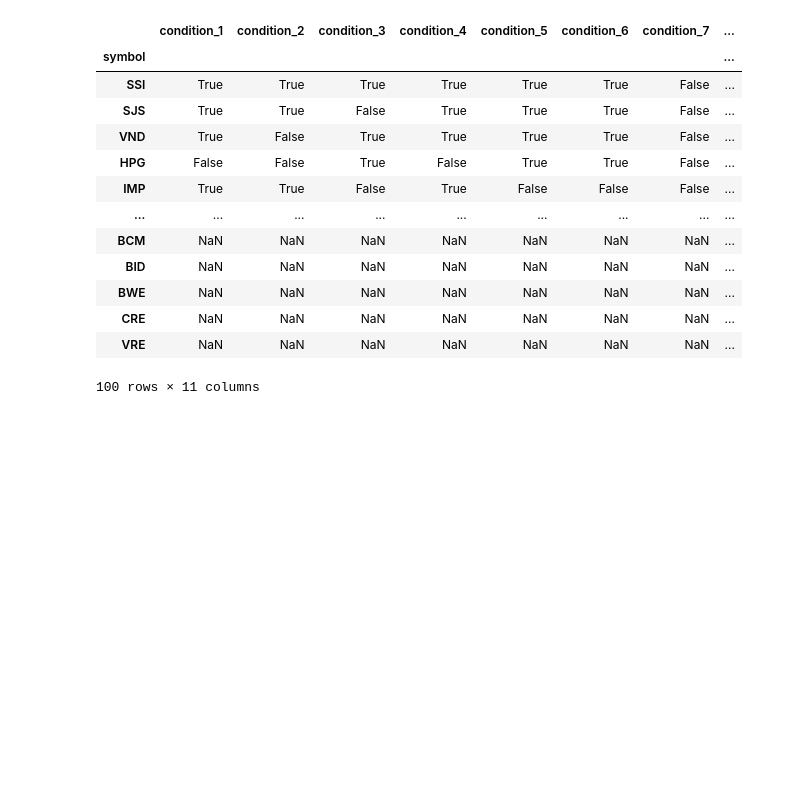
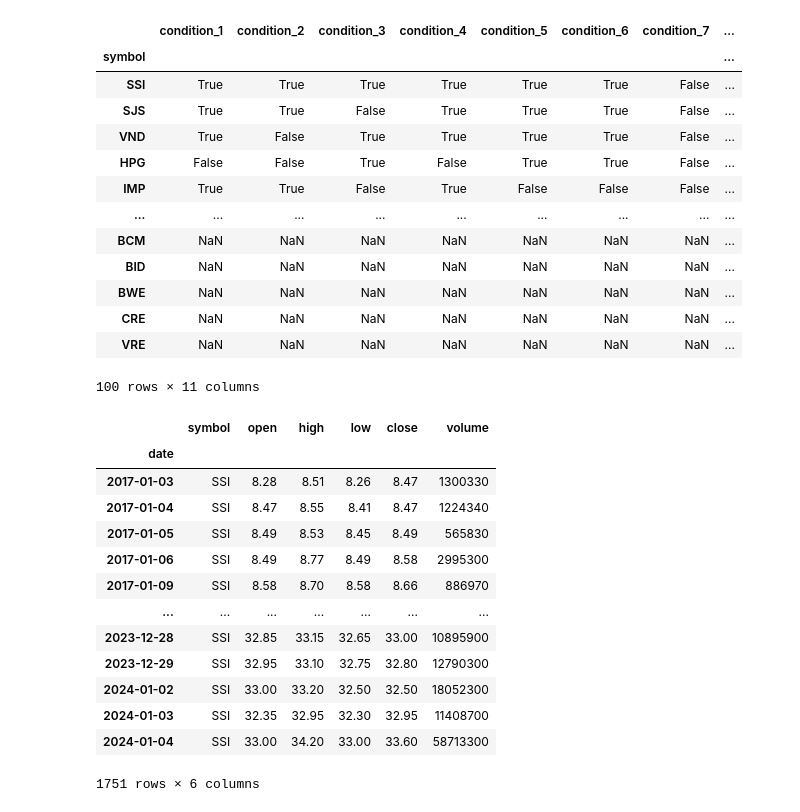
Before and after one commit to tranthanhbinh1/stock-recommendation-system, a Jupyter notebook: recommend_test.ipynb, the cells around one changed output. Drawn from its saved outputs; the diff is of its cells as text; code cells hidden in the pictures; blank space fills up the shorter version.

```diff
--- a/recommend_test.ipynb
+++ b/recommend_test.ipynb
@@ -650,0 +655,21 @@ recommended_stock
+# %%
+from utils.timescale_connector import TimescaleConnector
+
+# Get the stock prices for technical analysis
+df_technical = TimescaleConnector.query_ohlcv_daily("SSI")
+df_technical
+# %% [output]
+|  | symbol | open | high | low | close | volume |
+| date |  |  |  |  |  |  |
+| 2017-01-03 | SSI | 8.28 | 8.51 | 8.26 | 8.47 | 1300330 |
+| 2017-01-04 | SSI | 8.47 | 8.55 | 8.41 | 8.47 | 1224340 |
+| 2017-01-05 | SSI | 8.49 | 8.53 | 8.45 | 8.49 | 565830 |
+| 2017-01-06 | SSI | 8.49 | 8.77 | 8.49 | 8.58 | 2995300 |
+| 2017-01-09 | SSI | 8.58 | 8.70 | 8.58 | 8.66 | 886970 |
+| ... | ... | ... | ... | ... | ... | ... |
+| 2023-12-28 | SSI | 32.85 | 33.15 | 32.65 | 33.00 | 10895900 |
+| 2023-12-29 | SSI | 32.95 | 33.10 | 32.75 | 32.80 | 12790300 |
+| 2024-01-02 | SSI | 33.00 | 33.20 | 32.50 | 32.50 | 18052300 |
+| 2024-01-03 | SSI | 32.35 | 32.95 | 32.30 | 32.95 | 11408700 |
+| 2024-01-04 | SSI | 33.00 | 34.20 | 33.00 | 33.60 | 58713300 |
+1751 rows × 6 columns
```
Also changed, not shown: parts of 2 cells of this notebook, 2 other files.
